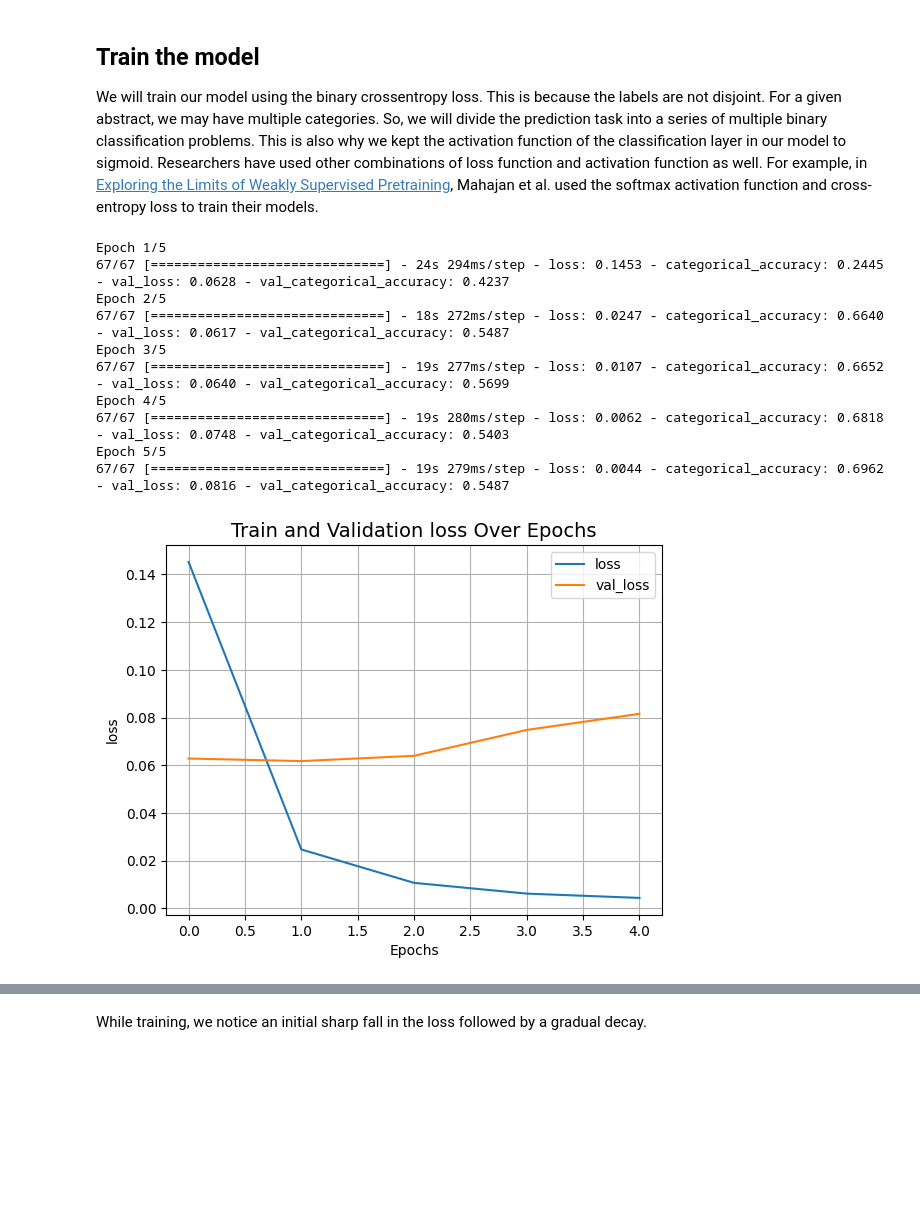
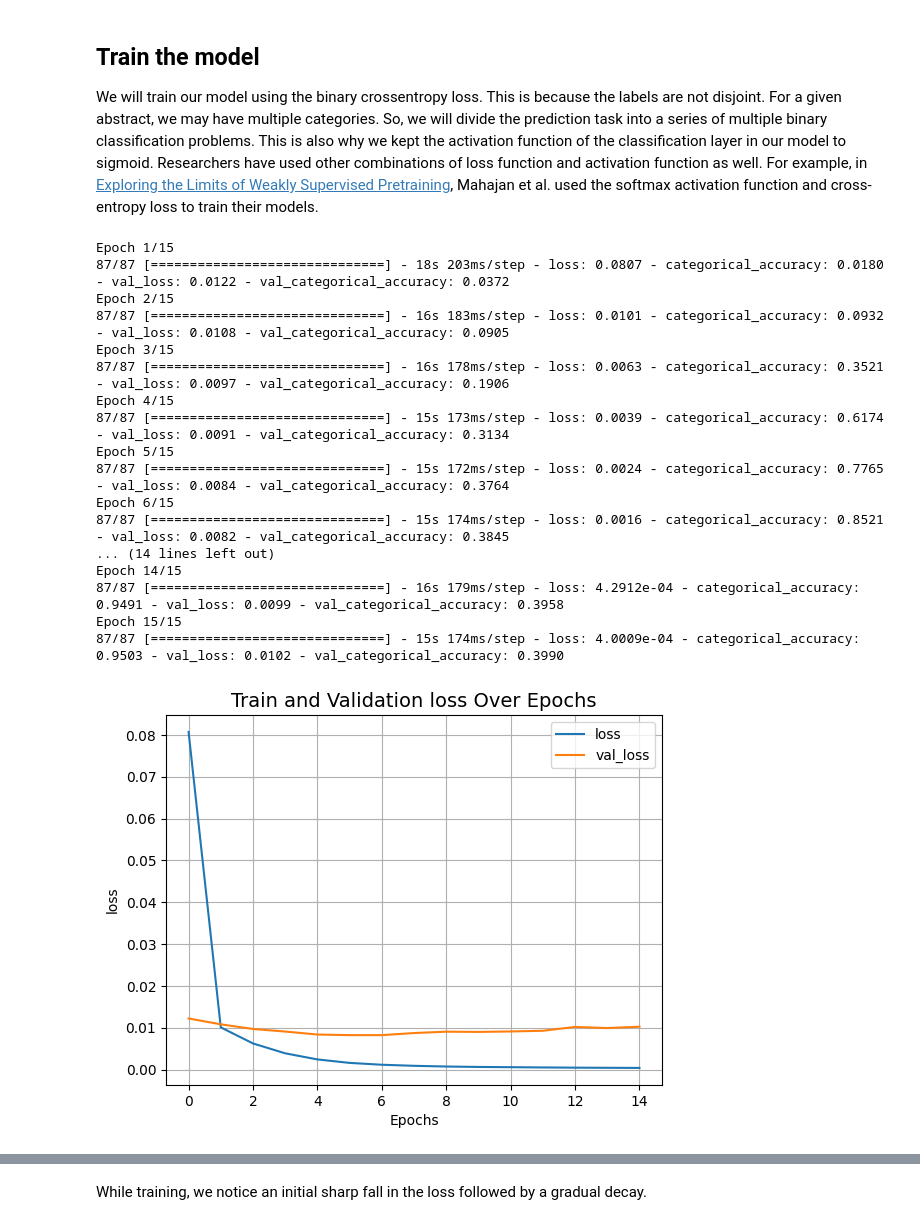
Before and after one commit to Wgmlgz/product-category-classification, a Jupyter notebook: sus.ipynb, the cells around one changed output, grey strips where cells are left out. Cells and saved outputs as stored; diff of their text form; code cells hidden in the pictures; blank space fills up the shorter version.

```diff
--- a/sus.ipynb
+++ b/sus.ipynb
@@ -67,7 +67,8 @@ def prepare_json(path: str, out_path: str):
         row = obj[key]
         if row['title'] is not None and row['description'] is not None and row['category'] is not None and row['hierarchy'] is not None:
             if row['title'].strip() != '' and row['description'].strip() != '' and row['category'].strip() != '' and row['hierarchy'].strip() != '':
-                row['category'] = str(row['hierarchy'].split('/')[:2])
+                tree = row['hierarchy'].split('/')
+                row['category'] = str([tree[min(2, len(tree) - 1)]])
 
                 data.append(obj[key])
 
@@ -78,6 +79,7 @@ def prepare_json(path: str, out_path: str):
     return df
 
 arxiv_data = prepare_json('./parse/products_data/found.json', './dataset.csv')
+arxiv_data['summaries'] = arxiv_data['titles'] + ' ' + arxiv_data['summaries']
 arxiv_data.head()
 # %% [output]
 |  | titles | summaries | terms |
@@ -379,40 +373,47 @@ function as well. For example, in
 Mahajan et al. used the softmax activation function and cross-entropy loss to train
 their models.
 # %%
-epochs = 5
+epochs = 15
 
 shallow_mlp_model = make_model()
 shallow_mlp_model.compile(
     loss="binary_crossentropy", optimizer="adam", metrics=["categorical_accuracy"]
 )
 
 history = shallow_mlp_model.fit(
     train_dataset, validation_data=validation_dataset, epochs=epochs
 )
 
 
 def plot_result(item):
     plt.plot(history.history[item], label=item)
     plt.plot(history.history["val_" + item], label="val_" + item)
     plt.xlabel("Epochs")
     plt.ylabel(item)
     plt.title("Train and Validation {} Over Epochs".format(item), fontsize=14)
     plt.legend()
     plt.grid()
     plt.show()
 
 
 plot_result("loss")
 plot_result("categorical_accuracy")
 # %% [output]
-Epoch 1/5
-67/67 [==============================] - 24s 294ms/step - loss: 0.1453 - categorical_accuracy: 0.2445 - val_loss: 0.0628 - val_categorical_accuracy: 0.4237
-Epoch 2/5
-67/67 [==============================] - 18s 272ms/step - loss: 0.0247 - categorical_accuracy: 0.6640 - val_loss: 0.0617 - val_categorical_accuracy: 0.5487
-Epoch 3/5
-67/67 [==============================] - 19s 277ms/step - loss: 0.0107 - categorical_accuracy: 0.6652 - val_loss: 0.0640 - val_categorical_accuracy: 0.5699
-Epoch 4/5
-67/67 [==============================] - 19s 280ms/step - loss: 0.0062 - categorical_accuracy: 0.6818 - val_loss: 0.0748 - val_categorical_accuracy: 0.5403
-Epoch 5/5
-67/67 [==============================] - 19s 279ms/step - loss: 0.0044 - categorical_accuracy: 0.6962 - val_loss: 0.0816 - val_categorical_accuracy: 0.5487
+Epoch 1/15
+87/87 [==============================] - 18s 203ms/step - loss: 0.0807 - categorical_accuracy: 0.0180 - val_loss: 0.0122 - val_categorical_accuracy: 0.0372
+Epoch 2/15
+87/87 [==============================] - 16s 183ms/step - loss: 0.0101 - categorical_accuracy: 0.0932 - val_loss: 0.0108 - val_categorical_accuracy: 0.0905
+Epoch 3/15
+87/87 [==============================] - 16s 178ms/step - loss: 0.0063 - categorical_accuracy: 0.3521 - val_loss: 0.0097 - val_categorical_accuracy: 0.1906
+Epoch 4/15
+87/87 [==============================] - 15s 173ms/step - loss: 0.0039 - categorical_accuracy: 0.6174 - val_loss: 0.0091 - val_categorical_accuracy: 0.3134
+Epoch 5/15
+87/87 [==============================] - 15s 172ms/step - loss: 0.0024 - categorical_accuracy: 0.7765 - val_loss: 0.0084 - val_categorical_accuracy: 0.3764
+Epoch 6/15
+87/87 [==============================] - 15s 174ms/step - loss: 0.0016 - categorical_accuracy: 0.8521 - val_loss: 0.0082 - val_categorical_accuracy: 0.3845
+... (14 lines left out)
+Epoch 14/15
+87/87 [==============================] - 16s 179ms/step - loss: 4.2912e-04 - categorical_accuracy: 0.9491 - val_loss: 0.0099 - val_categorical_accuracy: 0.3958
+Epoch 15/15
+87/87 [==============================] - 15s 174ms/step - loss: 4.0009e-04 - categorical_accuracy: 0.9503 - val_loss: 0.0102 - val_categorical_accuracy: 0.3990
-[figure, old version]
+[figure, new version]
```
Also changed, not shown: parts of 15 cells of this notebook, 4 other files.
